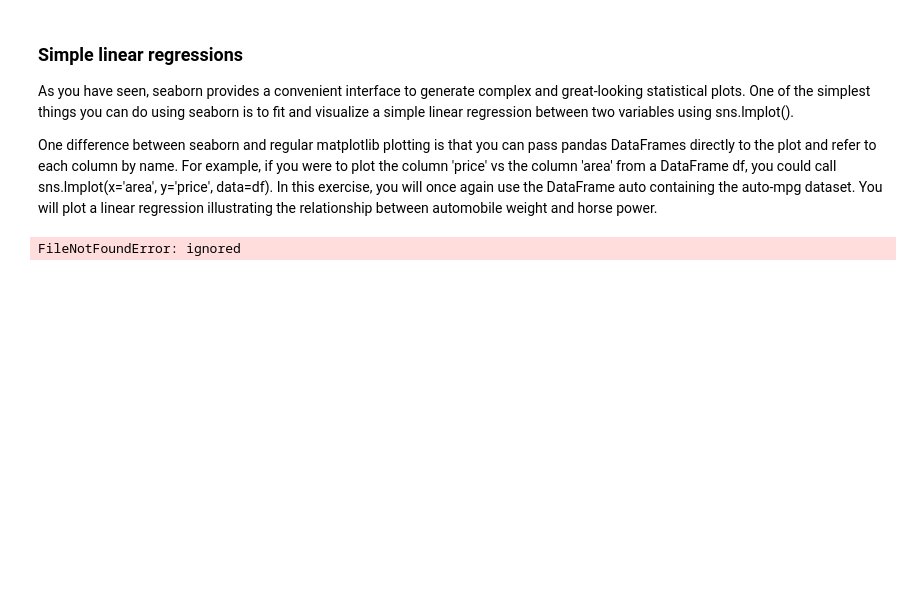
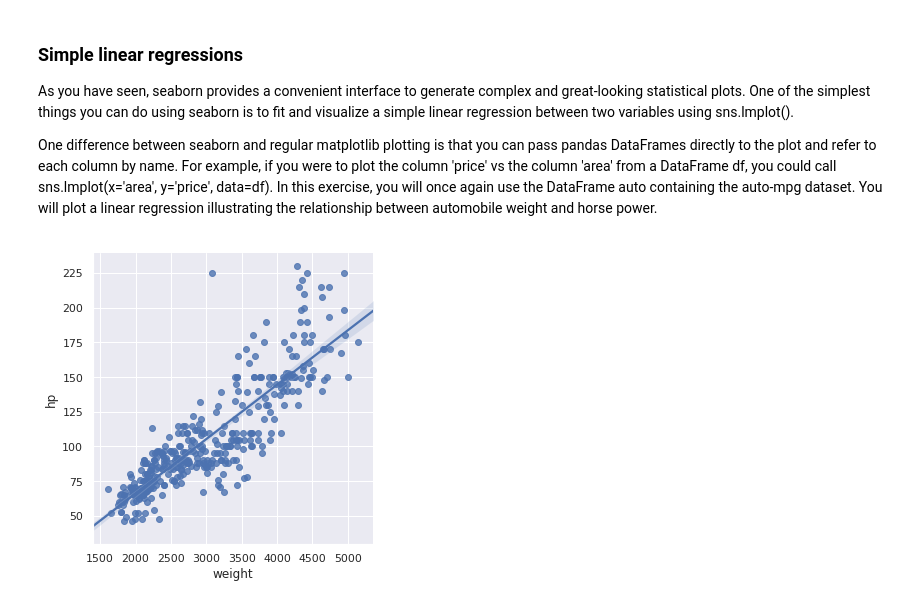
Before and after one commit to SherwinVarghese/Machine-Learning, a Jupyter notebook: Visualization_using_Matplotlib_and_Seaborn.ipynb, the cells around one changed output. Cells and saved outputs as stored; diff of their text form; code cells hidden in the pictures; blank space fills up the shorter version.

```diff
--- a/Visualization_using_Matplotlib_and_Seaborn.ipynb
+++ b/Visualization_using_Matplotlib_and_Seaborn.ipynb
@@ -298,12 +302,12 @@ As you have seen, seaborn provides a convenient interface to generate complex an
 One difference between seaborn and regular matplotlib plotting is that you can pass pandas DataFrames directly to the plot and refer to each column by name. For example, if you were to plot the column 'price' vs the column 'area' from a DataFrame df, you could call sns.lmplot(x='area', y='price', data=df).
 In this exercise, you will once again use the DataFrame auto containing the auto-mpg dataset. You will plot a linear regression illustrating the relationship between automobile weight and horse power.
 # %%
-auto = pd.read_csv('auto-mpg.csv')
+auto = pd.read_csv('/content/drive/My Drive/Machine Learning/Tech-know School 1-0-1/Session2/Matlab and Seaborn/auto-mpg.csv')
 
 # Plot a linear regression between 'weight' and 'hp'
 sns.lmplot(x = 'weight', y='hp', data=auto)
 
 # Display the plot
 plt.show()
 # %% [output]
-FileNotFoundError: ignored
+[figure, added]
```
Also changed, not shown: parts of 13 cells of this notebook.
